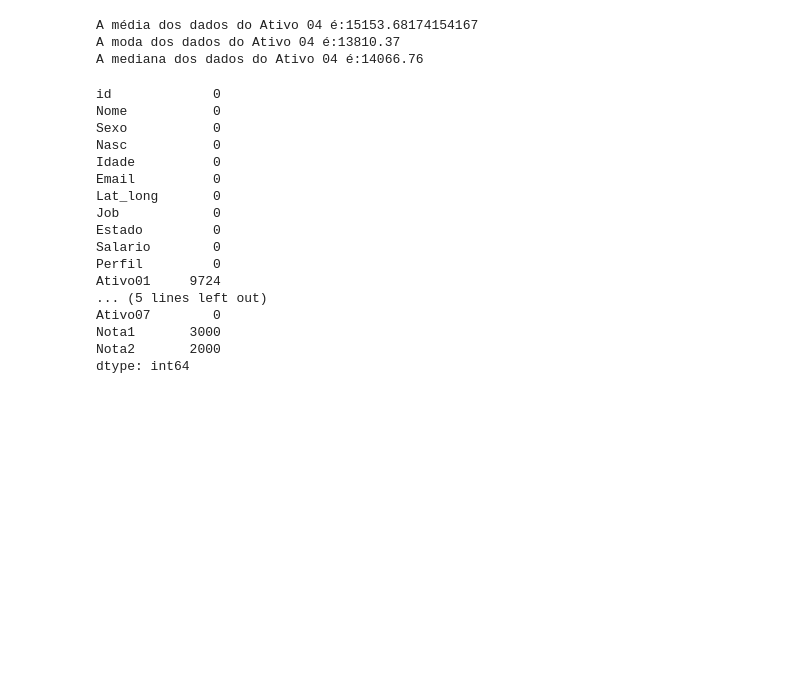
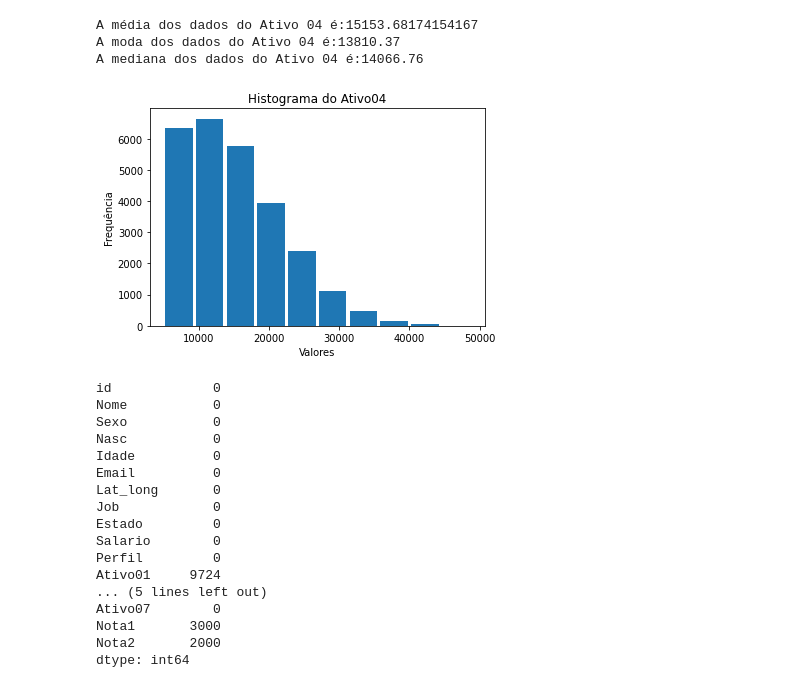
Before and after one commit to Liz03Oliver/analise_exploratoria_dados_financeiros, a Jupyter notebook: analise.ipynb, the cells around one changed output. Drawn from its saved outputs; the diff is of its cells as text; code cells hidden in the pictures; blank space fills up the shorter version.

```diff
--- a/analise.ipynb
+++ b/analise.ipynb
@@ -463,6 +480,14 @@ print(f'A mediana dos dados do Ativo 04 é:{dados_fin.Ativo04.median()}')
 A média dos dados do Ativo 04 é:15153.68174154167
 A moda dos dados do Ativo 04 é:13810.37
 A mediana dos dados do Ativo 04 é:14066.76
+# %%
+plt.title('Histograma do Ativo04')
+plt.xlabel('Valores')
+plt.ylabel('Frequência')
+plt.hist(dados_fin.Ativo04, rwidth=0.9)
+plt.show()
+# %% [output]
+[figure, added]
 # %%
 #Extraindo a mediana da coluna Ativo04
 mediana=dados_fin.Ativo04.median()
```
Also changed, not shown: parts of 12 cells of this notebook.
